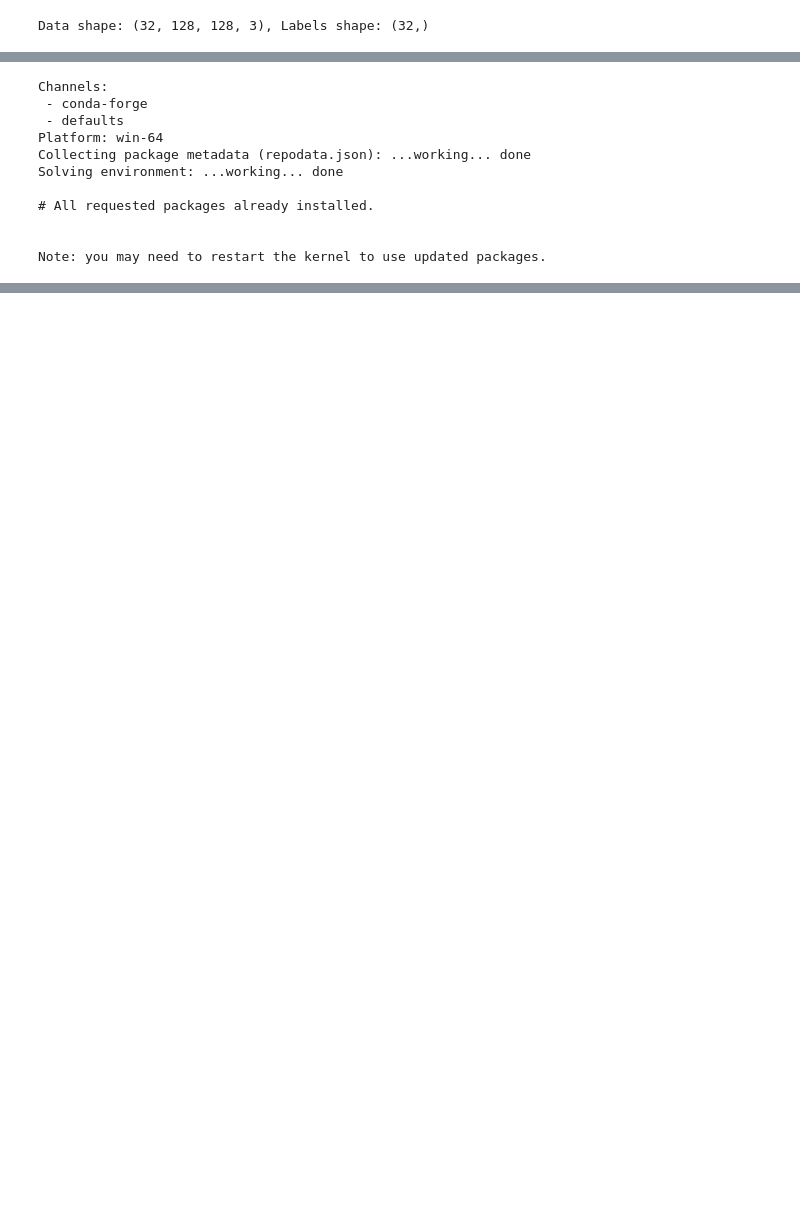
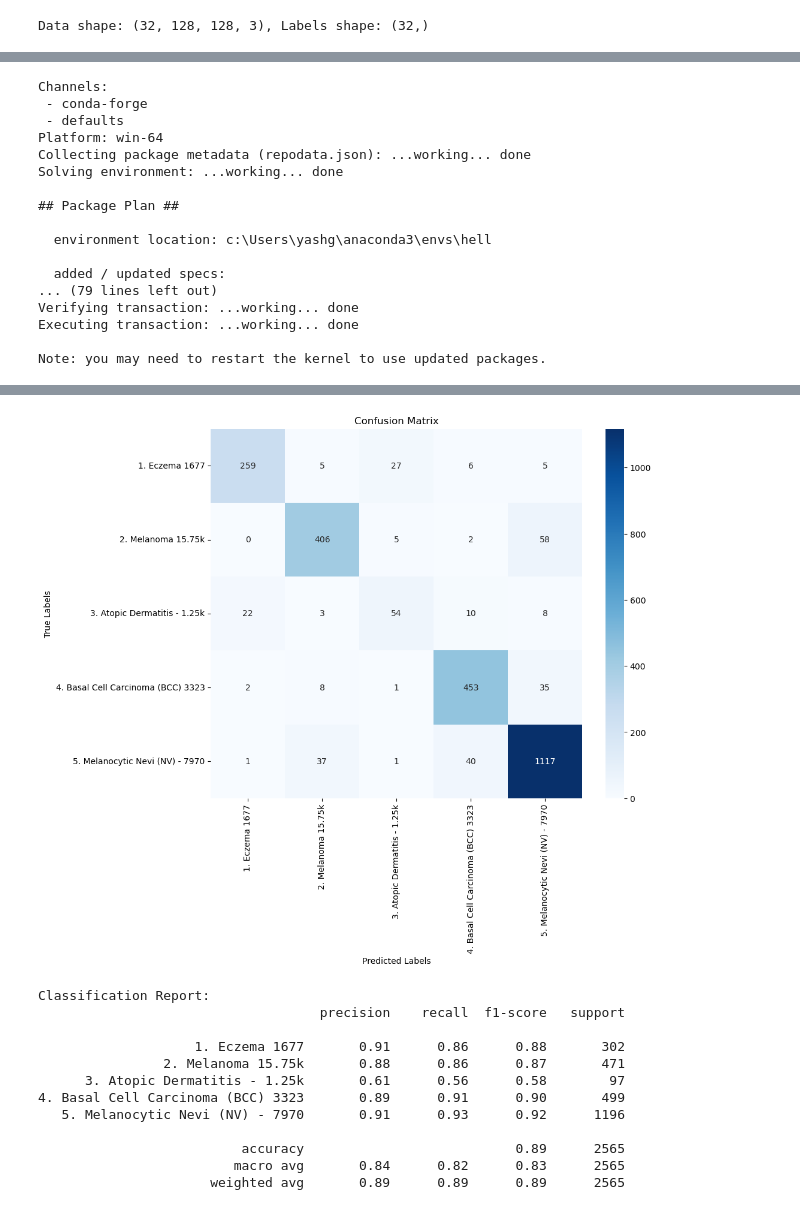
Before and after one commit to YashGhavghave/Skin-Disease-Dectection, a Jupyter notebook: Untitled.ipynb, the cells around one changed output, grey strips where cells are left out. Saved outputs shown, nothing was run; the diff lists cells and outputs as text; code cells hidden in the pictures; blank space fills up the shorter version.

```diff
--- a/Untitled.ipynb
+++ b/Untitled.ipynb
@@ -260,5 +169,5 @@ Epoch 30/30
 # %%
-conda install -c conda-forge matplotlib
+conda install -c conda-forge +pydot graphviz
 # %% [output]
 Channels:
  - conda-forge
@@ -267,7 +176,57 @@ Platform: win-64
 Collecting package metadata (repodata.json): ...working... done
 Solving environment: ...working... done
 
-# All requested packages already installed.
+## Package Plan ##
 
+  environment location: c:\Users\yashg\anaconda3\envs\hell
+
+  added / updated specs:
+... (79 lines left out)
+Verifying transaction: ...working... done
+Executing transaction: ...working... done
 
 Note: you may need to restart the kernel to use updated packages.
+# %%
+
+test_images = []
+test_labels = []
+import numpy as np
+
+for i in range(len(test_generator)):
+    batch_images, batch_labels = test_generator[i]
+
+    if batch_images.ndim == 4 and batch_labels.ndim >= 1:
+        test_images.append(batch_images)
+        test_labels.append(batch_labels)
+    else:
+        print(f"Skipping batch {i} due to incorrect dimensions: Images shape: {batch_images.shape}, Labels shape: {batch_labels.shape}")
+
+test_images = np.concatenate(test_images, axis=0)
+test_labels = np.concatenate(test_labels, axis=0)
+
+if test_labels.ndim > 1:
+    true_labels = np.argmax(test_labels, axis=1)
+else:
+    true_labels = test_labels
+
+predictions = model.predict(test_images)
+
+predicted_labels = np.argmax(predictions, axis=1)
+
+from sklearn.metrics import confusion_matrix, classification_report
+cm = confusion_matrix(true_labels, predicted_labels)
+
+import matplotlib.pyplot as plt
+import seaborn as sns
+
+class_names = list(test_generator.class_indices.keys())
+plt.figure(figsize=(10, 8))
+sns.heatmap(cm, annot=True, fmt='d', cmap='Blues', xticklabels=class_names, yticklabels=class_names)
+plt.xlabel('Predicted Labels')
+plt.ylabel('True Labels')
+plt.title('Confusion Matrix')
+plt.show()
+
+print("Classification Report:")
+print(classification_report(true_labels, predicted_labels, target_names=class_names))
+# %% [output]
@@ -274 +234,14 @@ Note: you may need to restart the kernel to use updated packages.
+[figure, added]
+Classification Report:
+                                    precision    recall  f1-score   support
+
+                    1. Eczema 1677       0.91      0.86      0.88       302
+                2. Melanoma 15.75k       0.88      0.86      0.87       471
+      3. Atopic Dermatitis - 1.25k       0.61      0.56      0.58        97
+4. Basal Cell Carcinoma (BCC) 3323       0.89      0.91      0.90       499
+   5. Melanocytic Nevi (NV) - 7970       0.91      0.93      0.92      1196
+
+                          accuracy                           0.89      2565
+                         macro avg       0.84      0.82      0.83      2565
+                      weighted avg       0.89      0.89      0.89      2565
 # %%
```
Also changed, not shown: parts of 7 cells of this notebook, 3 other files.
